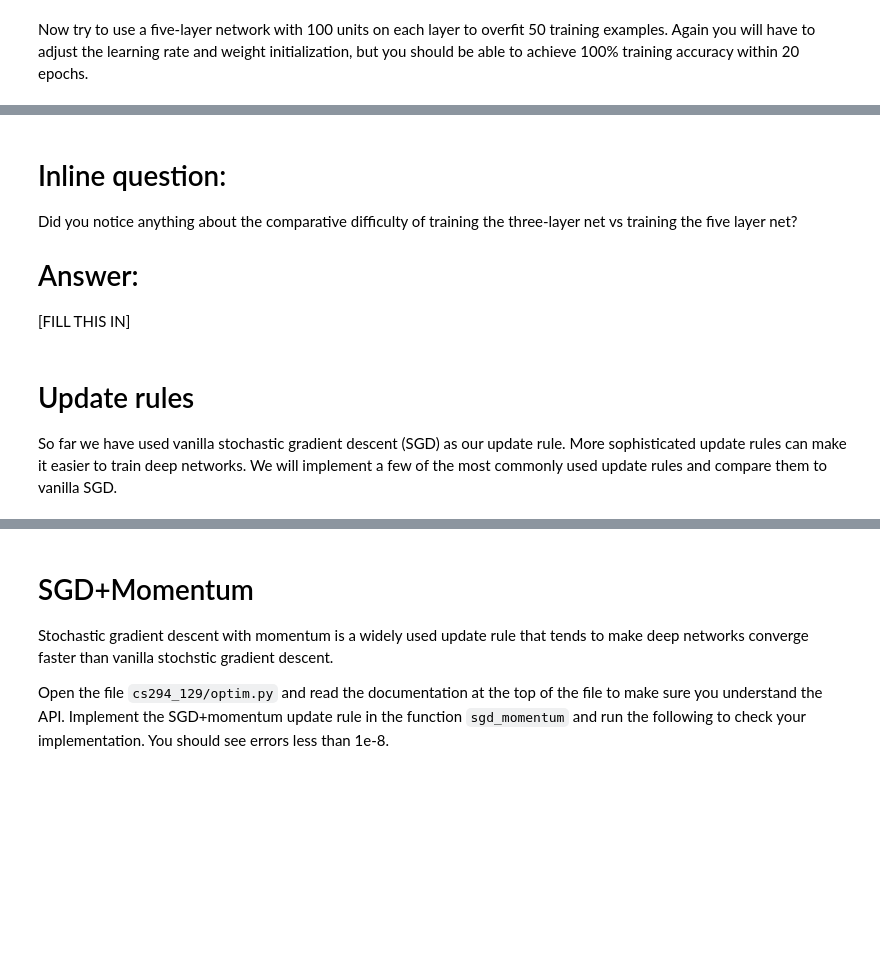
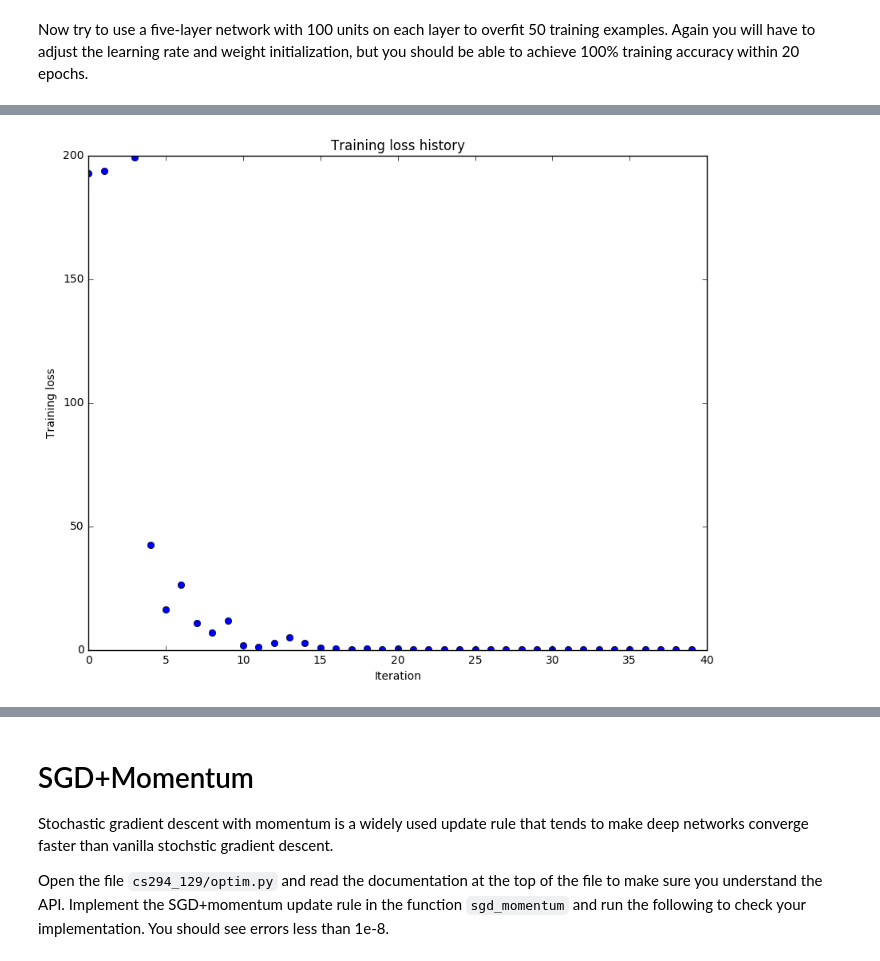
Before and after one commit to yunfanz/NeuralNetsHW, a Jupyter notebook: HW/assignment2/FullyConnectedNets.ipynb, the cells around one changed output, grey strips where cells are left out. Saved outputs shown, nothing was run; the diff lists cells and outputs as text; code cells hidden in the pictures; blank space fills up the shorter version.

```diff
--- a/HW/assignment2/FullyConnectedNets.ipynb
+++ b/HW/assignment2/FullyConnectedNets.ipynb
@@ -486,8 +490,13 @@ small_data = {
   'y_val': data['y_val'],
 }
 
-learning_rate = 1e-3
-weight_scale = 1e-5
+ws = [1e-1,1e-2,1e-3,1e-4,1e-5]
+lr = ws
+learning_rate = 0.001
+weight_scale = 0.1
+# for weight_scale in ws:
+#     for learning_rate in lr:
+#         print learning_rate, weight_scale
 model = FullyConnectedNet([100, 100, 100, 100],
                 weight_scale=weight_scale, dtype=np.float64)
 solver = Solver(model, small_data,
@@ -504,3 +513,4 @@ plt.title('Training loss history')
 plt.xlabel('Iteration')
 plt.ylabel('Training loss')
 plt.show()
+# %% [output]
@@ -507,9 +534 @@ plt.show()
+[figure, added]
-# %% [markdown]
-# Inline question:
-Did you notice anything about the comparative difficulty of training the three-layer net vs training the five layer net?
-
-# Answer:
-[FILL THIS IN]
-# %% [markdown]
-# Update rules
-So far we have used vanilla stochastic gradient descent (SGD) as our update rule. More sophisticated update rules can make it easier to train deep networks. We will implement a few of the most commonly used update rules and compare them to vanilla SGD.
```
Also changed, not shown: parts of 9 cells of this notebook, 3 other files.
